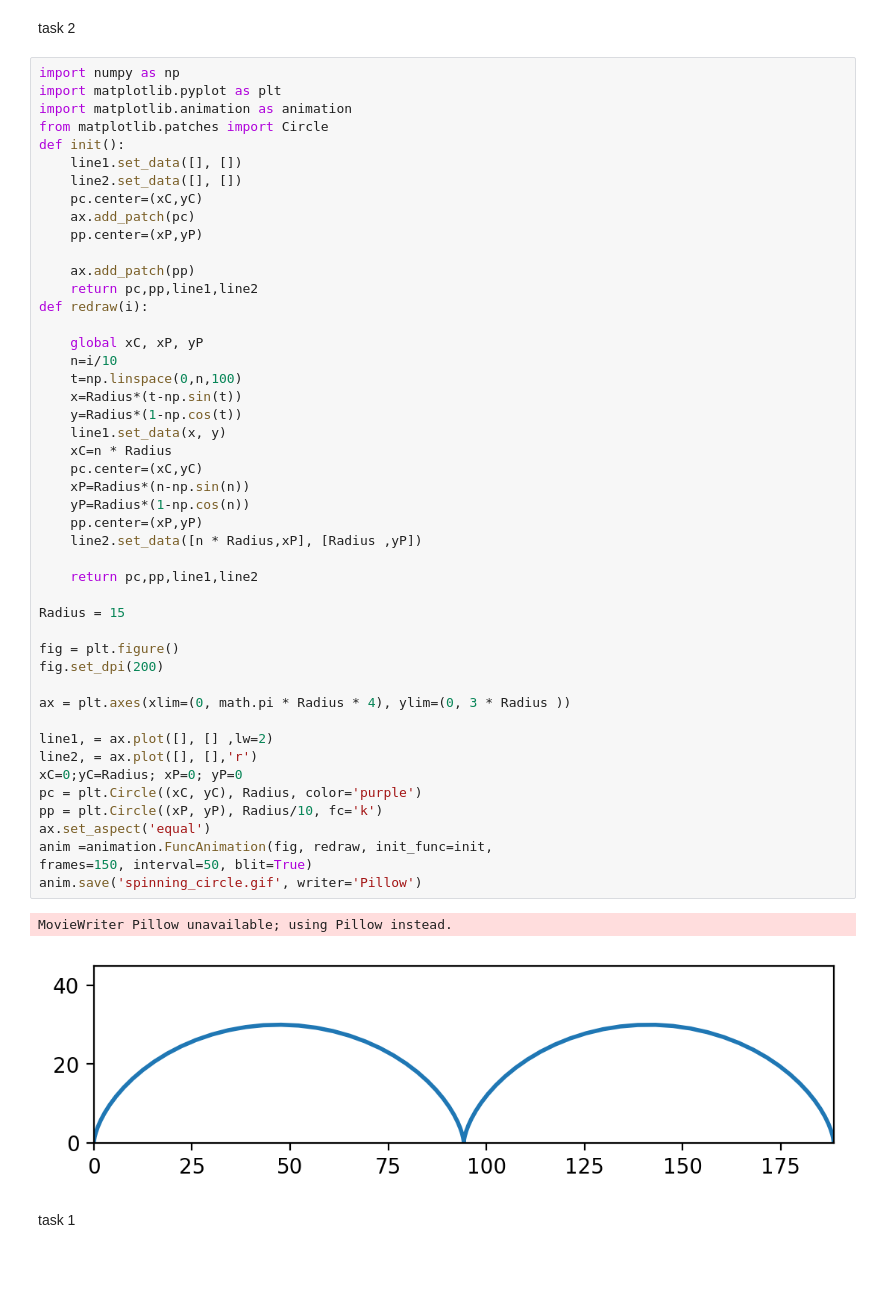
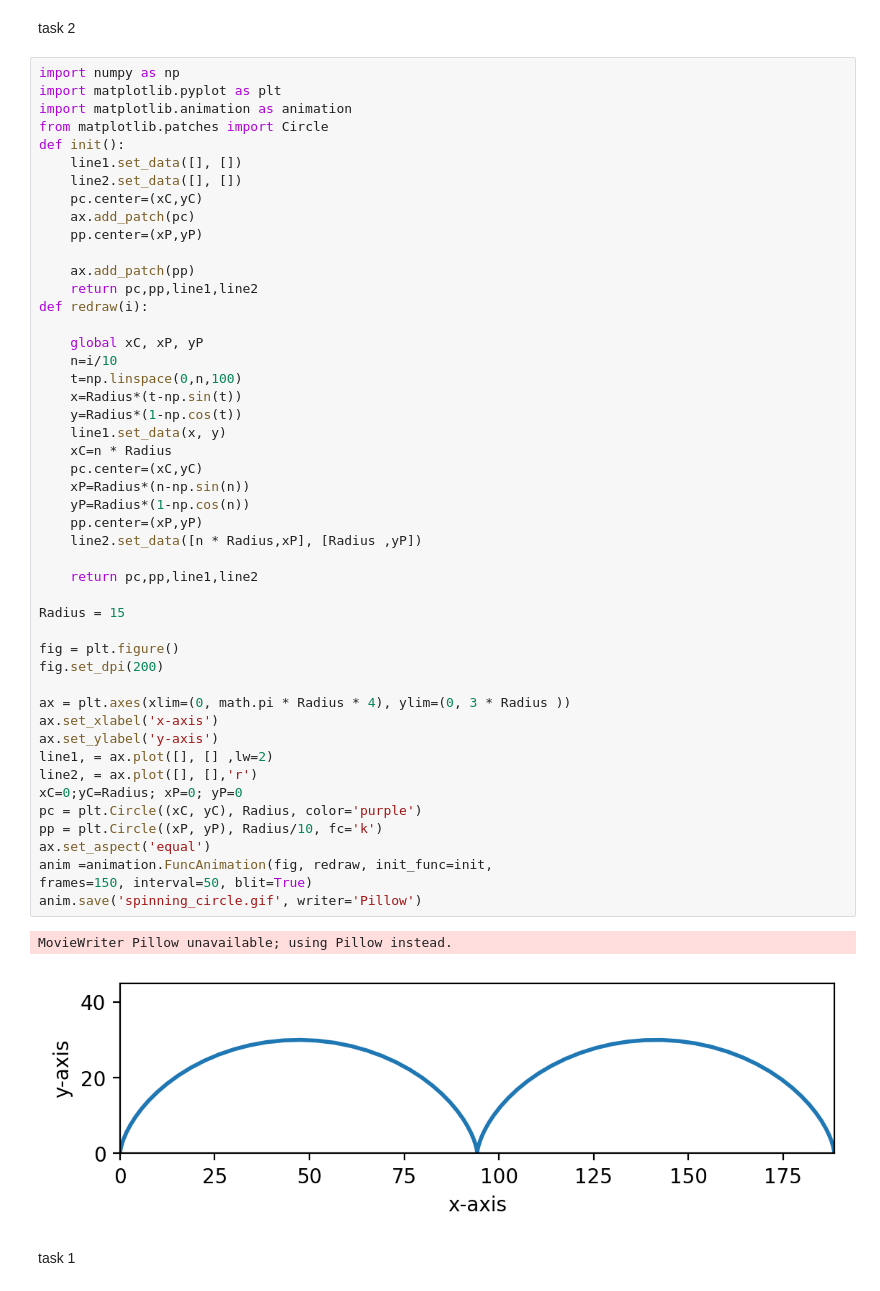
Before and after one commit to igvdov1/diffgem, a Jupyter notebook: 1lab/1lab.ipynb, the cells around one changed output. Saved outputs shown, nothing was run; the diff lists cells and outputs as text; blank space fills up the shorter version.

```diff
--- a/1lab/1lab.ipynb
+++ b/1lab/1lab.ipynb
@@ -66,35 +66,36 @@ def redraw(i):
     t=np.linspace(0,n,100)
     x=Radius*(t-np.sin(t))
     y=Radius*(1-np.cos(t))
     line1.set_data(x, y)
     xC=n * Radius
     pc.center=(xC,yC)
     xP=Radius*(n-np.sin(n))
     yP=Radius*(1-np.cos(n))
     pp.center=(xP,yP)
     line2.set_data([n * Radius,xP], [Radius ,yP])
 
     return pc,pp,line1,line2
 
 Radius = 15
 
 fig = plt.figure()
 fig.set_dpi(200)
 
 ax = plt.axes(xlim=(0, math.pi * Radius * 4), ylim=(0, 3 * Radius ))
-
+ax.set_xlabel('x-axis')
+ax.set_ylabel('y-axis')
 line1, = ax.plot([], [] ,lw=2)
 line2, = ax.plot([], [],'r')
 xC=0;yC=Radius; xP=0; yP=0
 pc = plt.Circle((xC, yC), Radius, color='purple')
 pp = plt.Circle((xP, yP), Radius/10, fc='k')
 ax.set_aspect('equal')
 anim =animation.FuncAnimation(fig, redraw, init_func=init,
 frames=150, interval=50, blit=True)
 anim.save('spinning_circle.gif', writer='Pillow')
 # %% [output]
 MovieWriter Pillow unavailable; using Pillow instead.
-[figure, old version]
+[figure, new version]
 # %% [markdown]
 task 1
 # %%
```
Also changed, not shown: parts of 2 cells of this notebook, 11 other files.
